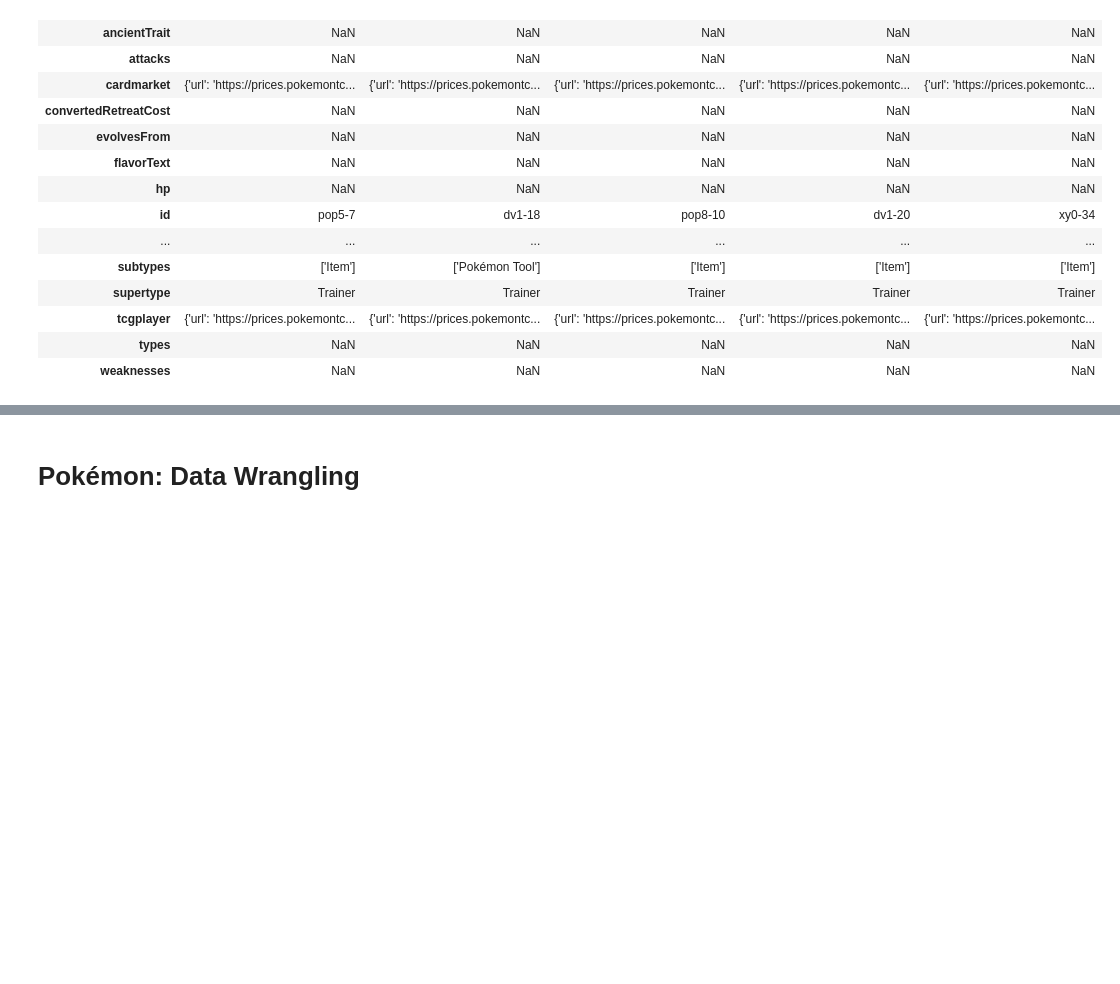
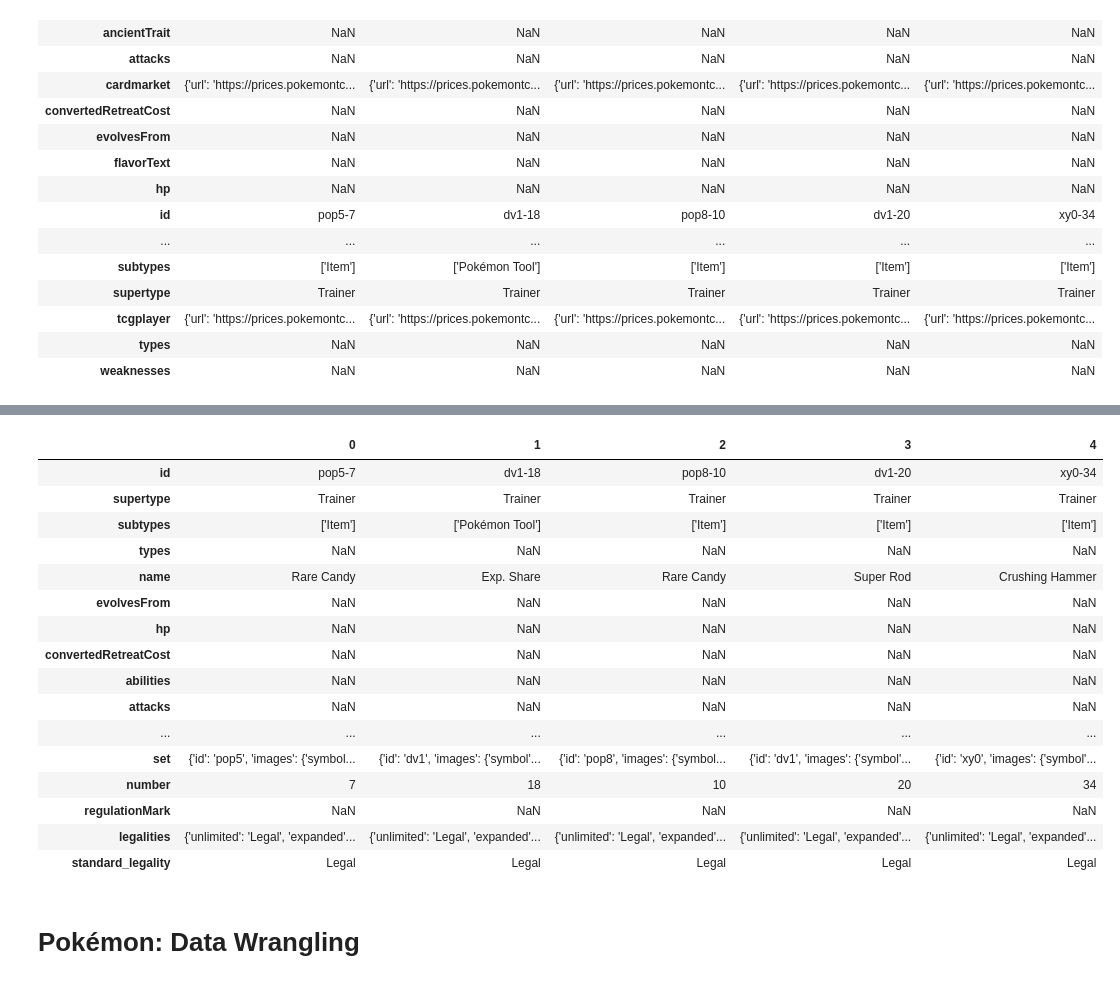
Before and after one commit to Anias-clo/Pokemon_TCG_Deck_Synergy_Calculator, a Jupyter notebook: cards.ipynb, the cells around one changed output, grey strips where cells are left out. Cells and saved outputs as stored; diff of their text form; code cells hidden in the pictures; blank space fills up the shorter version.

```diff
--- a/cards.ipynb
+++ b/cards.ipynb
@@ -87,6 +86,26 @@ data = data[['id',
  'regulationMark',
  'legalities',
  'standard_legality']].copy()
+# %%
+data.head().T
+# %% [output]
+|  | 0 | 1 | 2 | 3 | 4 |
+| id | pop5-7 | dv1-18 | pop8-10 | dv1-20 | xy0-34 |
+| supertype | Trainer | Trainer | Trainer | Trainer | Trainer |
+| subtypes | ['Item'] | ['Pokémon Tool'] | ['Item'] | ['Item'] | ['Item'] |
+| types | NaN | NaN | NaN | NaN | NaN |
+| name | Rare Candy | Exp. Share | Rare Candy | Super Rod | Crushing Hammer |
+| evolvesFrom | NaN | NaN | NaN | NaN | NaN |
+| hp | NaN | NaN | NaN | NaN | NaN |
+| convertedRetreatCost | NaN | NaN | NaN | NaN | NaN |
+| abilities | NaN | NaN | NaN | NaN | NaN |
+| attacks | NaN | NaN | NaN | NaN | NaN |
+| ... | ... | ... | ... | ... | ... |
+| set | {'id': 'pop5', 'images': {'symbol... | {'id': 'dv1', 'images': {'symbol'... | {'id': 'pop8', 'images': {'symbol... | {'id': 'dv1', 'images': {'symbol'... | {'id': 'xy0', 'images': {'symbol'... |
+| number | 7 | 18 | 10 | 20 | 34 |
+| regulationMark | NaN | NaN | NaN | NaN | NaN |
+| legalities | {'unlimited': 'Legal', 'expanded'... | {'unlimited': 'Legal', 'expanded'... | {'unlimited': 'Legal', 'expanded'... | {'unlimited': 'Legal', 'expanded'... | {'unlimited': 'Legal', 'expanded'... |
+| standard_legality | Legal | Legal | Legal | Legal | Legal |
 # %% [markdown]
 # Pokémon: Data Wrangling
 # %%
```
Also changed, not shown: parts of 22 cells of this notebook.
